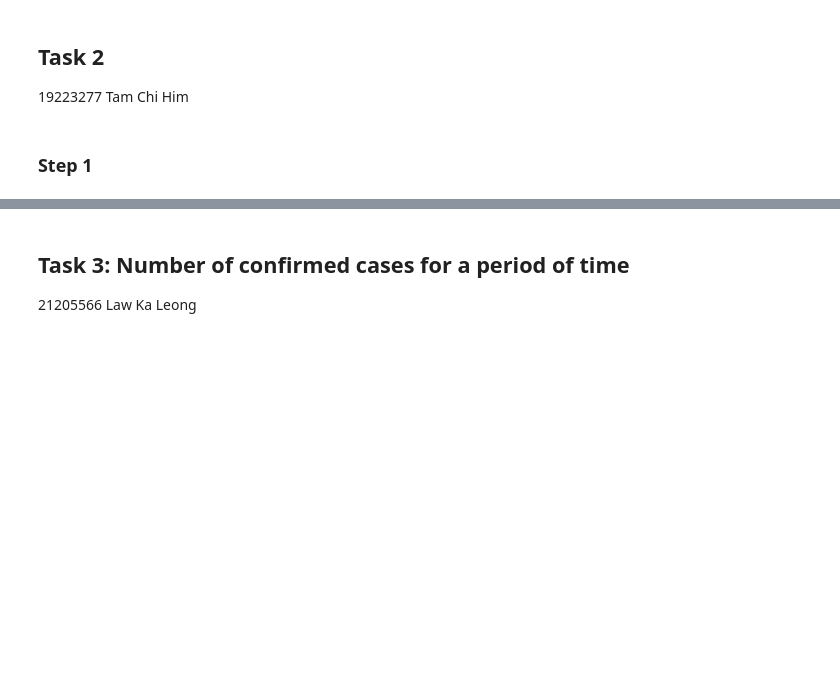
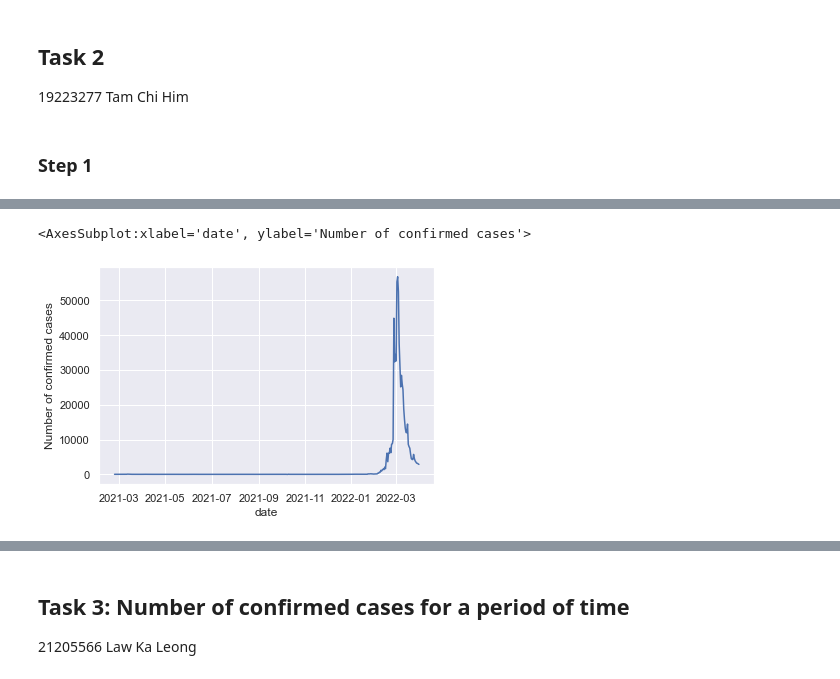
Before and after one commit to adonis119/comp3115, a Jupyter notebook: source_code.ipynb, the cells around one changed output, grey strips where cells are left out. Drawn from its saved outputs; the diff is of its cells as text; code cells hidden in the pictures; blank space fills up the shorter version.

```diff
--- a/source_code.ipynb
+++ b/source_code.ipynb
@@ -37,0 +271,6 @@ from sklearn.neural_network import MLPClassifier
+# %%
+df = df.join(df1['Number of confirmed cases'].loc['2021-02-22':'2022-03-31'])
+# %%
+df = df.join(df1['Number of death cases'].loc['2021-02-22':'2022-03-31'])
+# %%
+df = df.drop(['date'],axis=1)
@@ -37,0 +333,3 @@ from sklearn.neural_network import MLPClassifier
+# %%
+diffdf = df.diff(1)
+diffdf.head()
@@ -37,0 +412,9 @@ from sklearn.neural_network import MLPClassifier
+# %%
+sns.set_theme(style="darkgrid")
+
+# Plot the responses for different events and regions
+sns.lineplot(x=diffdf.index, y='Number of confirmed cases',
+             data= diffdf)
+# %% [output]
+<AxesSubplot:xlabel='date', ylabel='Number of confirmed cases'>
+[figure, added]
```
Also changed, not shown: parts of 64 cells of this notebook.
